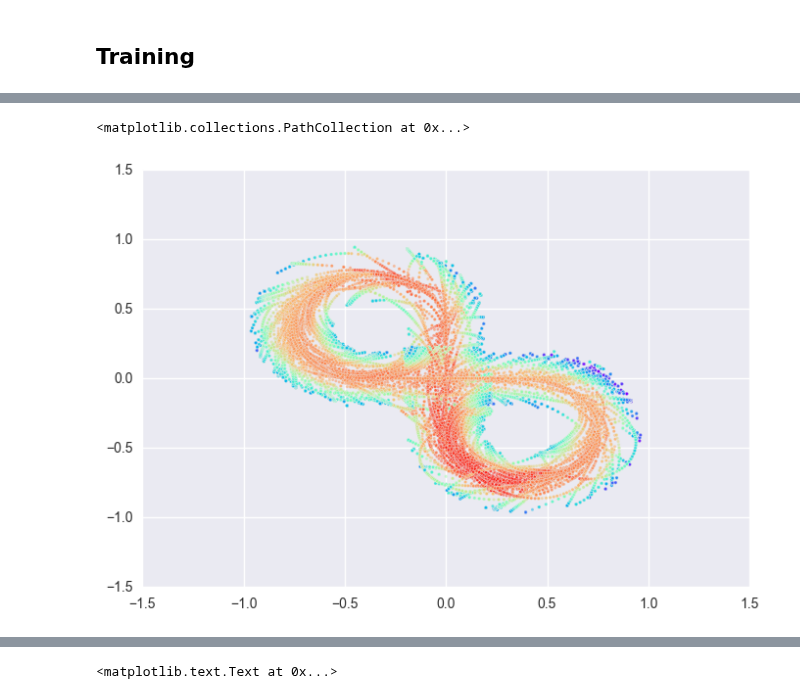
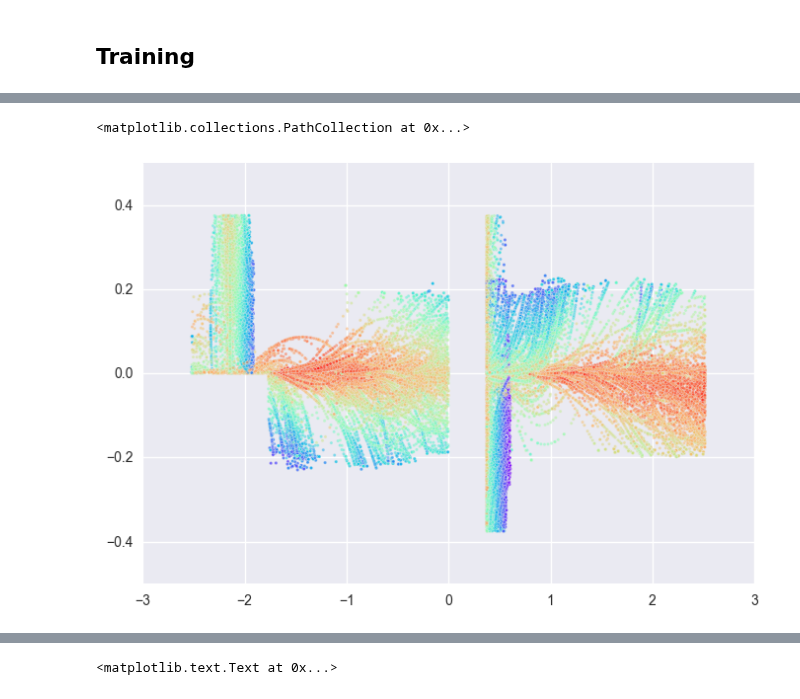
Before and after one commit to jcsharp/DriveIt, a Jupyter notebook: Model-Train-Multi.ipynb, the cells around one changed output, grey strips where cells are left out. Cells and saved outputs as stored; diff of their text form; code cells hidden in the pictures.

```diff
--- a/Model-Train-Multi.ipynb
+++ b/Model-Train-Multi.ipynb
@@ -98,21 +98,23 @@ from car import Car
 from belief import PositionTracking
 from agent import Agent
 
-BATCH_SIZE = 20000
+BATCH_SIZE = 10000
+TEST_EVERY = 10
 
 car = Car()
-env = DriveItEnv([car], time_limit=10.0, noisy=False)
+env = DriveItEnv([car], time_limit=10.0, noisy=True)
 belief = PositionTracking(car)
 stateCnt  = belief.observation_space.shape[0]
-actionCnt = env.action_space.n
-agent = Agent(stateCnt, actionCnt)
+#actionCnt = env.action_space.n
+agent = Agent(stateCnt, env.action_space)
 
 episode_number = 0
-last_batch_episode = 0
+#last_batch_episode = 0
 last_batch_steps = 0
 episodes = []
 reward_sum = 0
+test_count = 0
 reward_best = 18.0
 
-(stateCnt, actionCnt)
+(stateCnt, env.action_space.high+1)
 # %% [output]
@@ -172,5 +211,5 @@ plt.xlabel('steps x 1000');plt.ylabel('reward')
 # %%
-coord = [DriveItEnv.median_to_cartesian(s[0]*checkpoint_median_length,s[1]*0.225) \
+coord = [DriveItEnv.median_to_cartesian(s[0]*checkpoint_median_length,s[1]*0.225,s[2]*pi) \
          for s in states]
 x = [c[0] for c in coord]
 y = [c[1] for c in coord]
@@ -182,5 +233,9 @@ plt.scatter(x, y, c=v[:,0], alpha=0.5, s=5, cmap="rainbow")
+# %%
+med = [DriveItEnv.cartesian_to_median(c[0],c[1],c[2],c[0]<0) for c in coord]
+xm = [c[0] for c in med]
+ym = [c[1] for c in med]
 # %%
-plt.scatter(states[:, 6], states[:, 7], c=v[:,0], alpha=0.5, s=5, cmap="rainbow")
+plt.scatter(xm, ym, c=v[:,0], alpha=0.5, s=5, cmap="rainbow")
 # %% [output]
 <matplotlib.collections.PathCollection at 0x...>
-[figure, old version]
+[figure, new version]
```
Also changed, not shown: parts of 15 cells of this notebook, 1 other file.
